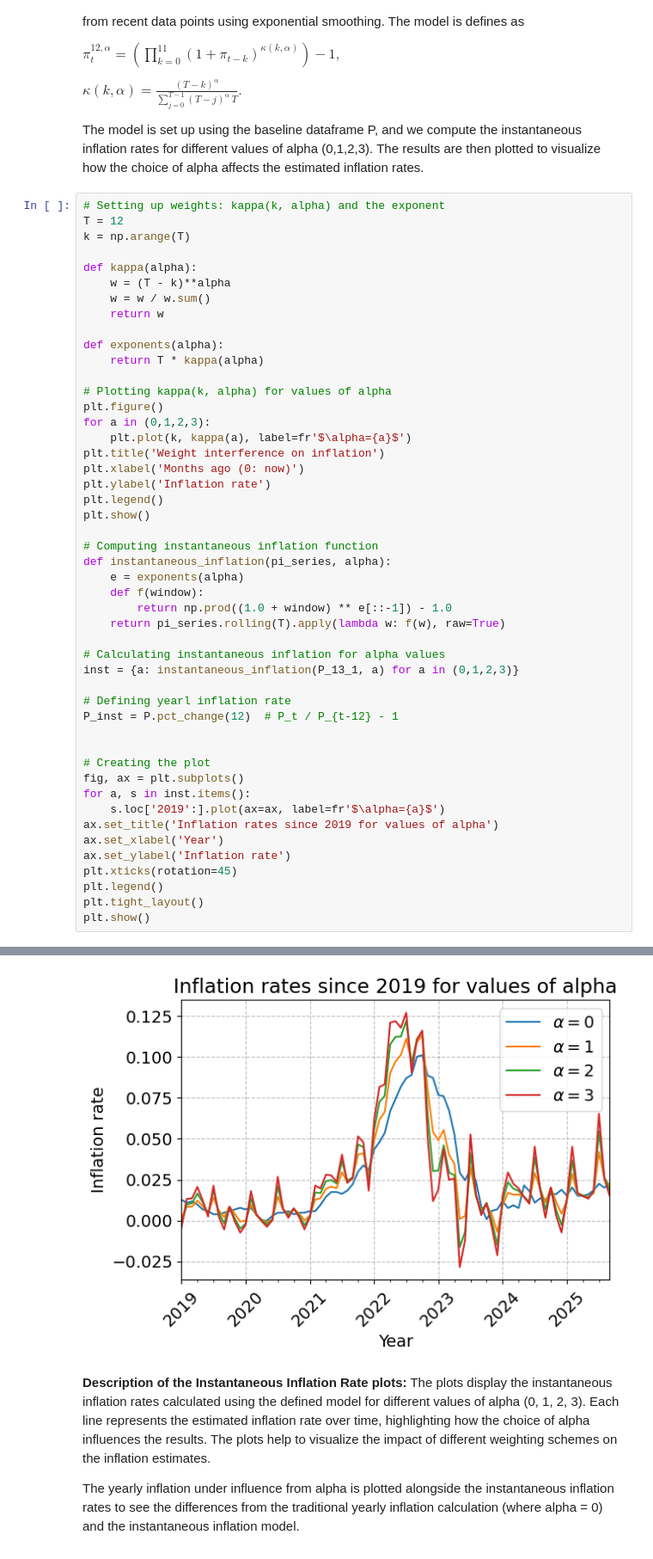
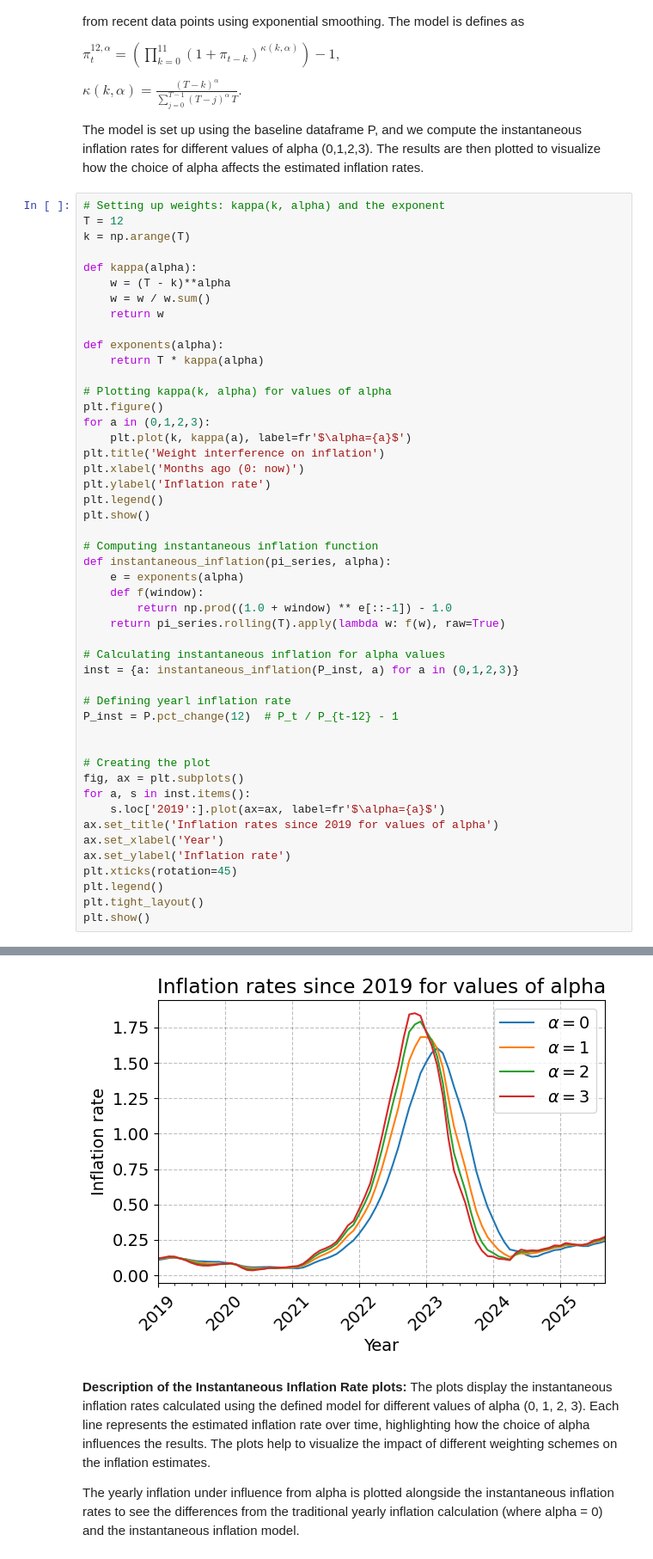
Before and after one commit to htx354/progecon, a Jupyter notebook: dataproject.ipynb, the cells around one changed output, grey strips where cells are left out. Shown at 86% size. Cells and saved outputs as stored; diff of their text form.

```diff
--- a/dataproject.ipynb
+++ b/dataproject.ipynb
@@ -170,35 +170,35 @@ plt.xlabel('Months ago (0: now)')
 plt.ylabel('Inflation rate')
 plt.legend()
 plt.show()
 
 # Computing instantaneous inflation function
 def instantaneous_inflation(pi_series, alpha):
     e = exponents(alpha)
     def f(window):
         return np.prod((1.0 + window) ** e[::-1]) - 1.0
     return pi_series.rolling(T).apply(lambda w: f(w), raw=True)
 
 # Calculating instantaneous inflation for alpha values
-inst = {a: instantaneous_inflation(P_13_1, a) for a in (0,1,2,3)}
+inst = {a: instantaneous_inflation(P_inst, a) for a in (0,1,2,3)}
 
 # Defining yearl inflation rate
 P_inst = P.pct_change(12)  # P_t / P_{t-12} - 1
 
 
 # Creating the plot
 fig, ax = plt.subplots()
 for a, s in inst.items():
     s.loc['2019':].plot(ax=ax, label=fr'$\alpha={a}$')
 ax.set_title('Inflation rates since 2019 for values of alpha')
 ax.set_xlabel('Year')
 ax.set_ylabel('Inflation rate')
 plt.xticks(rotation=45)
 plt.legend()
 plt.tight_layout()
 plt.show()
 # %% [output]
 [figure]
-[figure, old version]
+[figure, new version]
 # %% [markdown]
 **Description of the Instantaneous Inflation Rate plots:**
 The plots display the instantaneous inflation rates calculated using the defined model for different values of alpha (0, 1, 2, 3). Each line represents the estimated inflation rate over time, highlighting how the choice of alpha influences the results. The plots help to visualize the impact of different weighting schemes on the inflation estimates.
```
Also changed, not shown: parts of 1 cell of this notebook, 1 other file.
